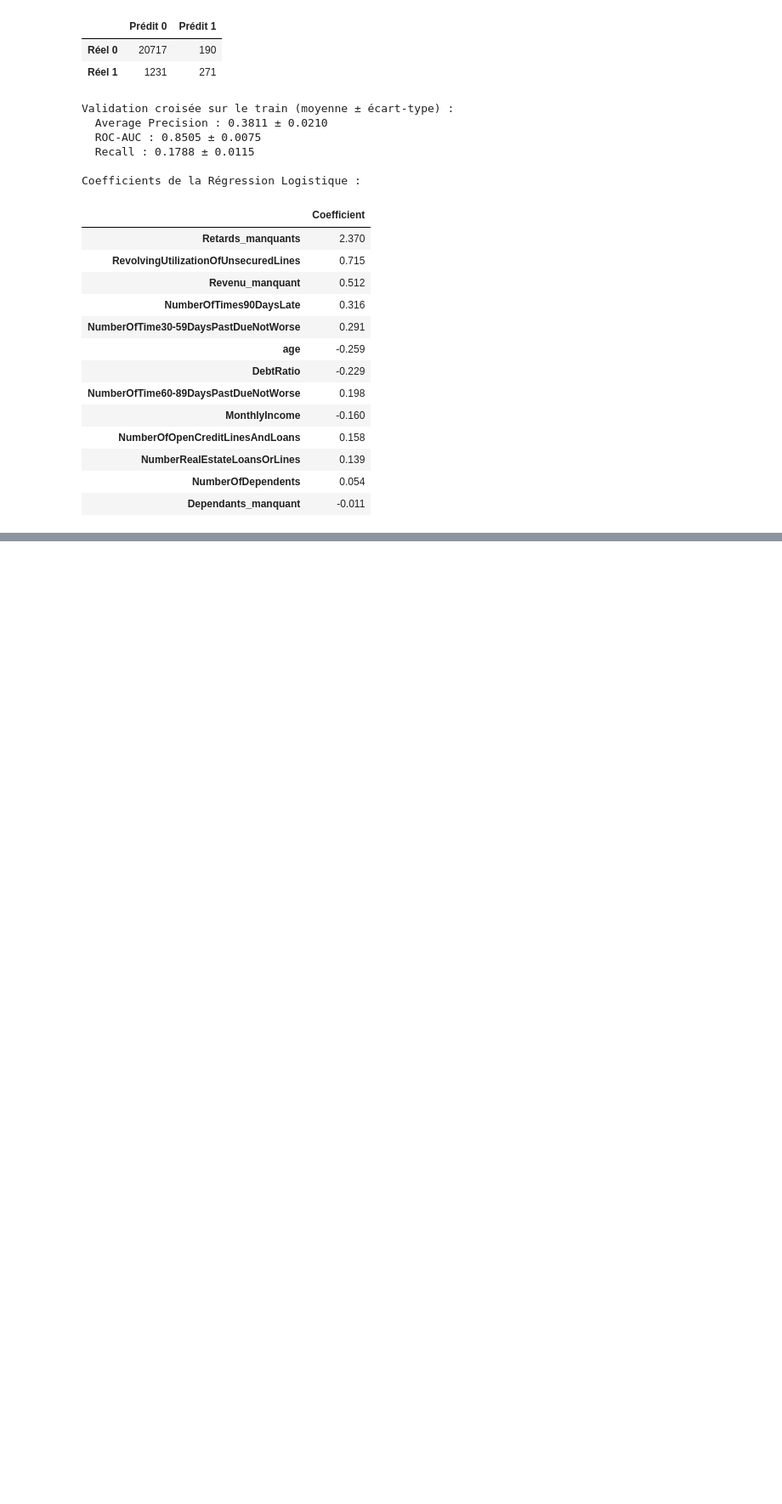
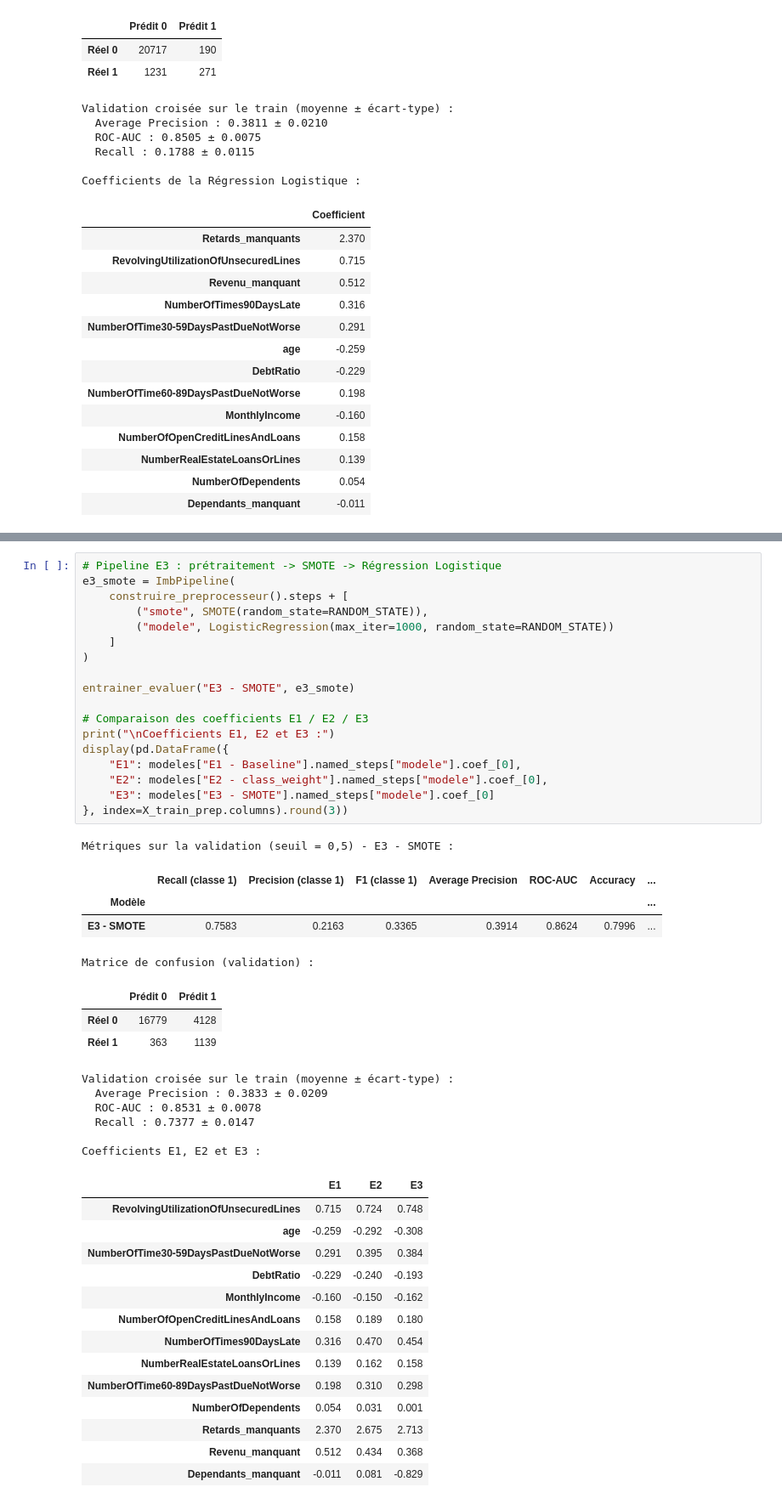
Before and after one commit to omarzinane1/CreditRisk360, a Jupyter notebook: notebooks/credit_scoring.ipynb, the cells around one changed output, grey strips where cells are left out. Shown at 85% size. Saved outputs shown, nothing was run; the diff lists cells and outputs as text; blank space fills up the shorter version.

```diff
--- a/notebooks/credit_scoring.ipynb
+++ b/notebooks/credit_scoring.ipynb
@@ -4436,0 +4602,47 @@ Coefficients de la Régression Logistique :
+# %%
+# Pipeline E3 : prétraitement -> SMOTE -> Régression Logistique
+e3_smote = ImbPipeline(
+    construire_preprocesseur().steps + [
+        ("smote", SMOTE(random_state=RANDOM_STATE)),
+        ("modele", LogisticRegression(max_iter=1000, random_state=RANDOM_STATE))
+    ]
+)
+
+entrainer_evaluer("E3 - SMOTE", e3_smote)
+
+# Comparaison des coefficients E1 / E2 / E3
+print("\nCoefficients E1, E2 et E3 :")
+display(pd.DataFrame({
+    "E1": modeles["E1 - Baseline"].named_steps["modele"].coef_[0],
+    "E2": modeles["E2 - class_weight"].named_steps["modele"].coef_[0],
+    "E3": modeles["E3 - SMOTE"].named_steps["modele"].coef_[0]
+}, index=X_train_prep.columns).round(3))
+# %% [output]
+Métriques sur la validation (seuil = 0,5) - E3 - SMOTE :
+|  | Recall (classe 1) | Precision (classe 1) | F1 (classe 1) | Average Precision | ROC-AUC | Accuracy | ... |
+| Modèle |  |  |  |  |  |  | ... |
+| E3 - SMOTE | 0.7583 | 0.2163 | 0.3365 | 0.3914 | 0.8624 | 0.7996 | ... |
+Matrice de confusion (validation) :
+|  | Prédit 0 | Prédit 1 |
+| Réel 0 | 16779 | 4128 |
+| Réel 1 | 363 | 1139 |
+Validation croisée sur le train (moyenne ± écart-type) :
+  Average Precision : 0.3833 ± 0.0209
+  ROC-AUC : 0.8531 ± 0.0078
+  Recall : 0.7377 ± 0.0147
+
+Coefficients E1, E2 et E3 :
+|  | E1 | E2 | E3 |
+| RevolvingUtilizationOfUnsecuredLines | 0.715 | 0.724 | 0.748 |
+| age | -0.259 | -0.292 | -0.308 |
+| NumberOfTime30-59DaysPastDueNotWorse | 0.291 | 0.395 | 0.384 |
+| DebtRatio | -0.229 | -0.240 | -0.193 |
+| MonthlyIncome | -0.160 | -0.150 | -0.162 |
+| NumberOfOpenCreditLinesAndLoans | 0.158 | 0.189 | 0.180 |
+| NumberOfTimes90DaysLate | 0.316 | 0.470 | 0.454 |
+| NumberRealEstateLoansOrLines | 0.139 | 0.162 | 0.158 |
+| NumberOfTime60-89DaysPastDueNotWorse | 0.198 | 0.310 | 0.298 |
+| NumberOfDependents | 0.054 | 0.031 | 0.001 |
+| Retards_manquants | 2.370 | 2.675 | 2.713 |
+| Revenu_manquant | 0.512 | 0.434 | 0.368 |
+| Dependants_manquant | -0.011 | 0.081 | -0.829 |
```
Also changed, not shown: parts of 26 cells of this notebook, 4 other files.
